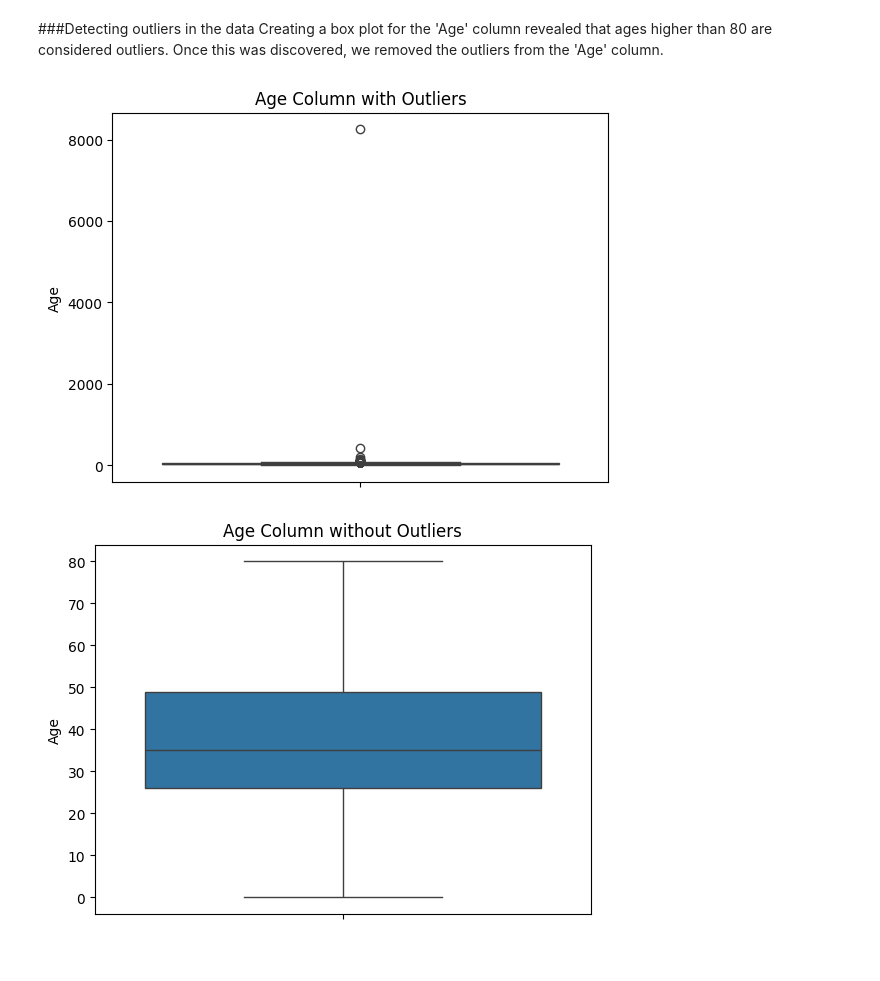
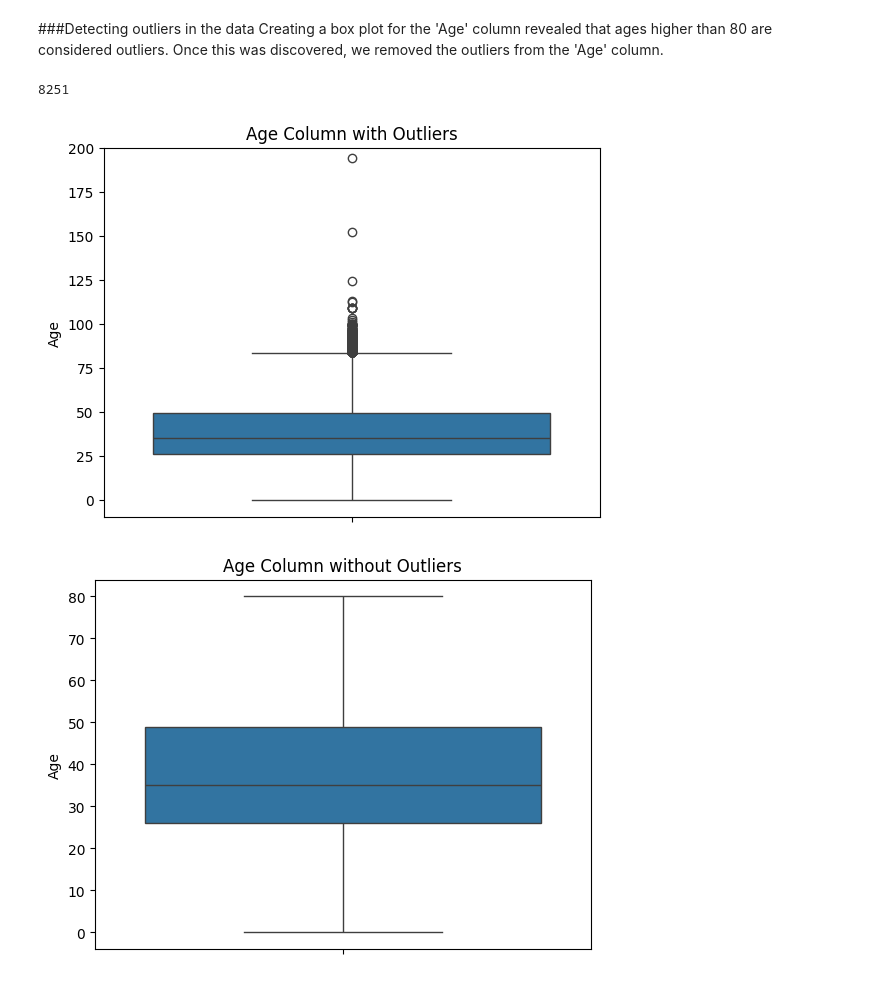
Before and after one commit to mariap13/CMSC320-FinalProject, a Jupyter notebook: CMSC320_Final_Project_MP_KRT.ipynb, the cells around one changed output. Cells and saved outputs as stored; diff of their text form; code cells hidden in the pictures.

```diff
--- a/CMSC320_Final_Project_MP_KRT.ipynb
+++ b/CMSC320_Final_Project_MP_KRT.ipynb
@@ -161,11 +143,14 @@ Creating a box plot for the 'Age' column revealed that ages higher than 80 are c
 # %%
 import seaborn as sns
 import matplotlib.pyplot as plt
 sns.boxplot(crime_data['Age'])
+print(str(crime_data['Age'].max()))
+plt.ylim(-10, 200)
 plt.title(f'Age Column with Outliers')
 plt.show()
 # %% [output]
+8251
-[figure, old version]
+[figure, new version]
 # %%
 removed_outliers = crime_data[crime_data['Age'] <= 80]
 sns.boxplot(removed_outliers['Age'])
```
Also changed, not shown: parts of 18 cells of this notebook.
